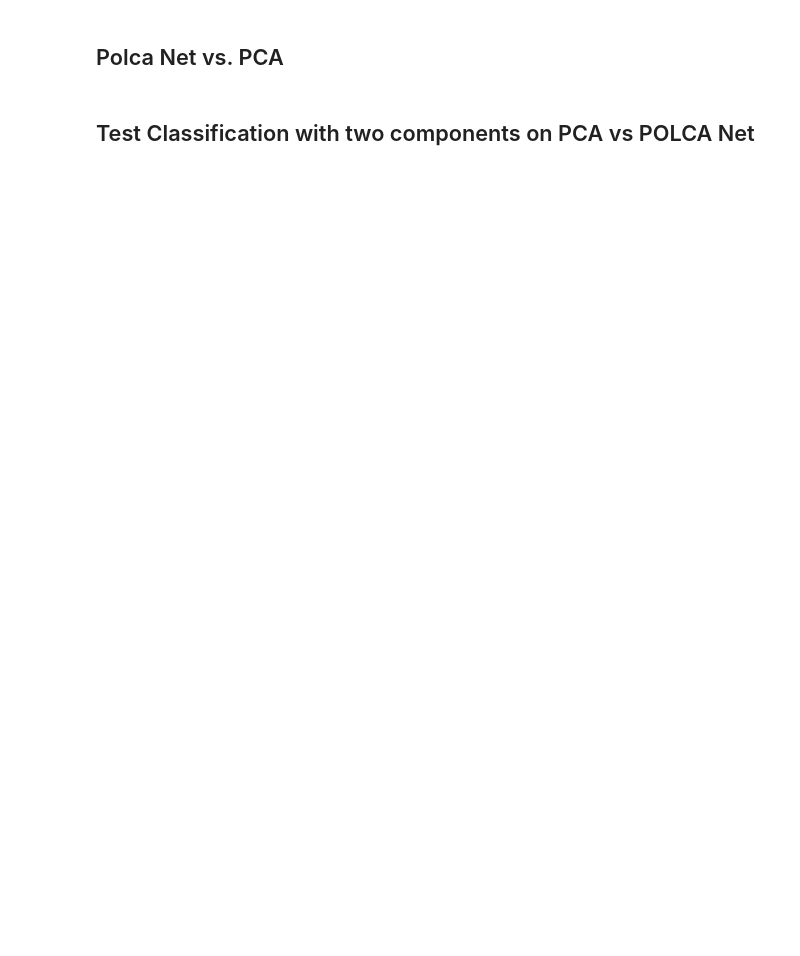
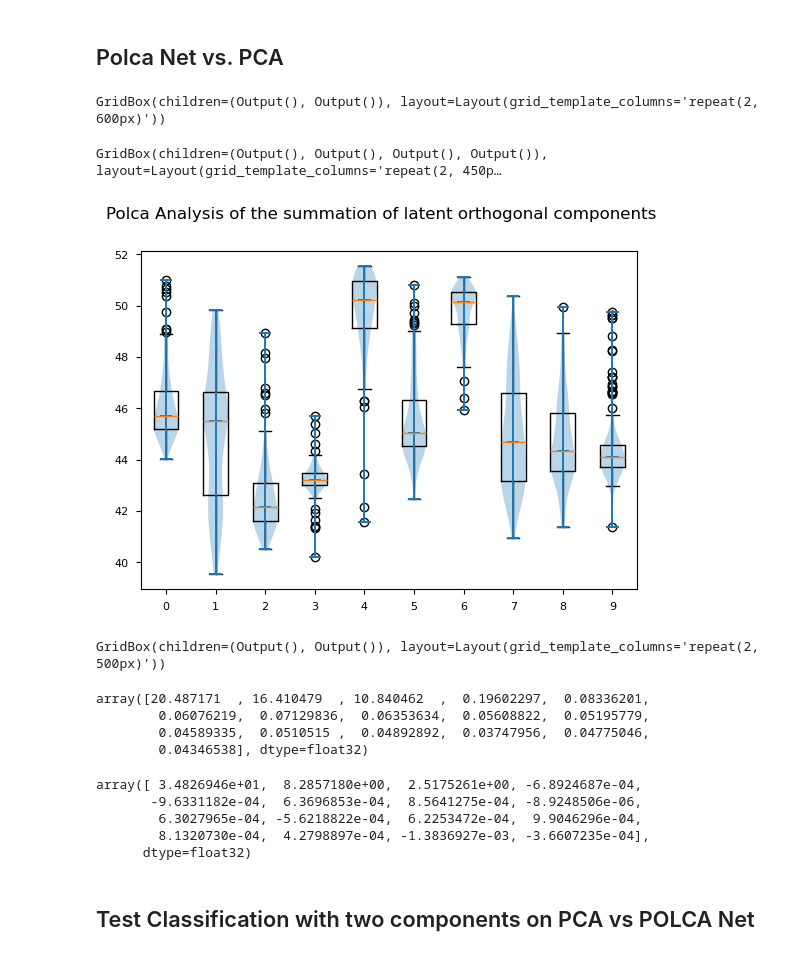
Before and after one commit to jamartinh/polcanet, a Jupyter notebook: examples/notebooks/digits_dataset.ipynb, the cells around one changed output. Drawn from its saved outputs; the diff is of its cells as text; code cells hidden in the pictures; blank space fills up the shorter version.

```diff
--- a/examples/notebooks/digits_dataset.ipynb
+++ b/examples/notebooks/digits_dataset.ipynb
@@ -50,23 +50,23 @@ array([0.14890594, 0.13618771, 0.11794594, 0.08409979, 0.05782413,
 ### Fit POLCANet
 # %%
 ae_input = X
-act_fn = torch.nn.Mish()
+act_fn = torch.nn.SiLU
 input_dim = (ae_input.shape[1],)
-latent_dim = 64  # Hey! ... let the kids alone!
+latent_dim = 8  # Hey! ... let the kids alone!
 
 encoder = autoencoder_factory(
     input_dim=input_dim,
     latent_dim=latent_dim,
-    hidden_dim=512,
-    num_layers=20,
+    hidden_dim=1024,
+    num_layers=5,
     autoencoder_type="dense",
     act_fn=act_fn,
 )
 
 decoder = LinearDecoder(latent_dim=latent_dim,
                              input_dim=input_dim,
-                             hidden_dim=512,
-                             num_layers=5)
+                             hidden_dim=1024,
+                             num_layers=2)
 
 
 model = PolcaNet(
@@ -77,6 +77,6 @@ model = PolcaNet(
     beta=1.0,  # variance sorting loss
     gamma=1.0,  # variance reduction loss
     device="cuda",
-    scaler = MinMaxScalerTorch(),
+    # scaler = MinMaxScalerTorch(),
 )
 model
@@ -129,6 +245,8 @@ with o2:
 layout = widgets.Layout(grid_template_columns="repeat(2, 600px)")
 accordion = widgets.GridBox(children=[o1, o2], layout=layout)
 display(accordion)
+# %% [output]
+GridBox(children=(Output(), Output()), layout=Layout(grid_template_columns='repeat(2, 600px)'))
 # %%
 o1 = widgets.Output()
 o2 = widgets.Output()
@@ -154,18 +272,22 @@ with o4:
 layout = widgets.Layout(grid_template_columns="repeat(2, 450px)")
 accordion = widgets.GridBox(children=[o1, o2, o3, o4], layout=layout)
 display(accordion)
+# %% [output]
+GridBox(children=(Output(), Output(), Output(), Output()), layout=Layout(grid_template_columns='repeat(2, 450p…
 # %%
 latents, reconstructed = model.predict(X)
 vectors = []
-labels = ["Setosa", "Versicolour", "Virginica"]
+labels = [str(i) for i in range(10)]
 for c, label in enumerate(labels):
     vectors.append(np.sum(latents[y == c, :], axis=1))
 
 
-plt.boxplot(vectors, labels=labels)
+plt.boxplot(vectors, tick_labels=labels)
 plt.violinplot(vectors, showmeans=False, showmedians=True)
 plt.suptitle("Polca Analysis of the summation of latent orthogonal components")
 plt.show()
+# %% [output]
+[figure, added]
 # %%
 import seaborn as sns
 
@@ -189,10 +311,23 @@ with o2:
 layout = widgets.Layout(grid_template_columns="repeat(2, 500px)")
 accordion = widgets.GridBox(children=[o1, o2], layout=layout)
 display(accordion)
+# %% [output]
+GridBox(children=(Output(), Output()), layout=Layout(grid_template_columns='repeat(2, 500px)'))
 # %%
 model.std_metrics
+# %% [output]
+array([20.487171  , 16.410479  , 10.840462  ,  0.19602297,  0.08336201,
+        0.06076219,  0.07129836,  0.06353634,  0.05608822,  0.05195779,
+        0.04589335,  0.0510515 ,  0.04892892,  0.03747956,  0.04775046,
+        0.04346538], dtype=float32)
 # %%
 model.mean_metrics
+# %% [output]
+array([ 3.4826946e+01,  8.2857180e+00,  2.5175261e+00, -6.8924687e-04,
+       -9.6331182e-04,  6.3696853e-04,  8.5641275e-04, -8.9248506e-06,
+        6.3027965e-04, -5.6218822e-04,  6.2253472e-04,  9.9046296e-04,
+        8.1320730e-04,  4.2798897e-04, -1.3836927e-03, -3.6607235e-04],
+      dtype=float32)
 # %% [markdown]
 ## Test Classification with two components on PCA vs POLCA Net
 # %%
```
Also changed, not shown: parts of 18 cells of this notebook, 6 other files.
